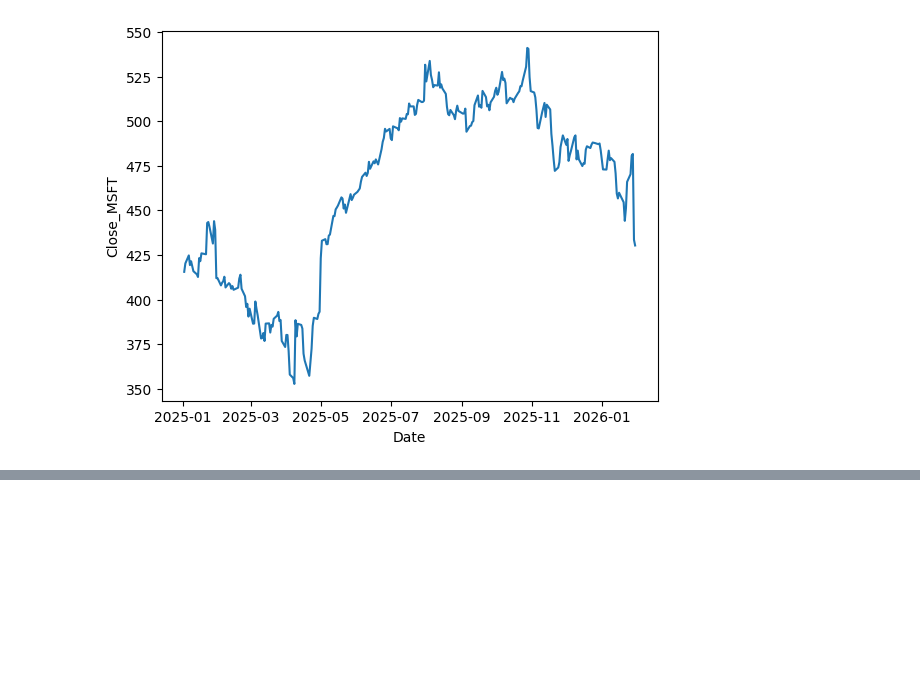
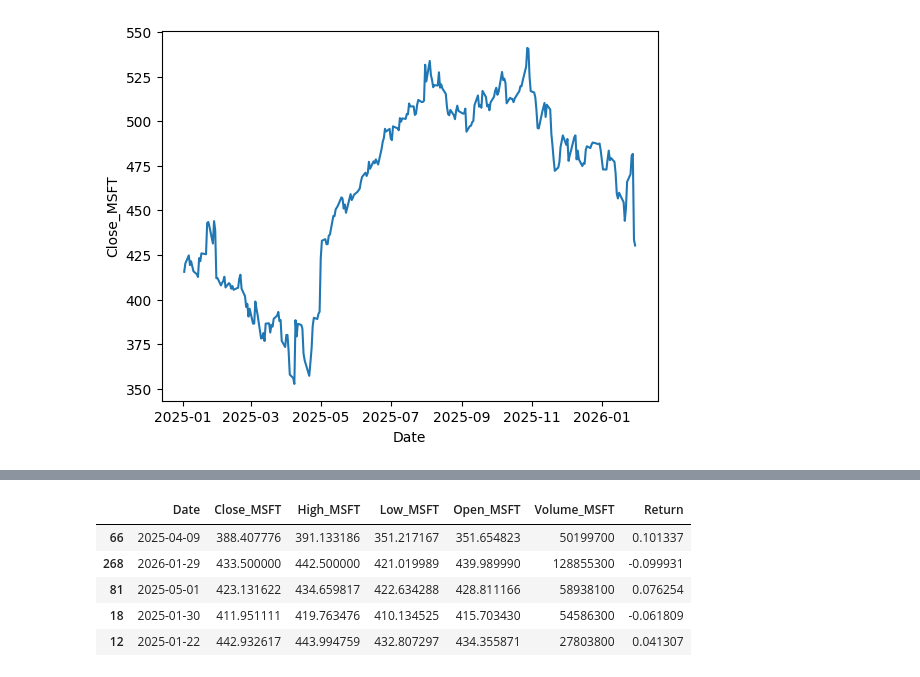
Before and after one commit to shashankgarewal/Time-Series-Analysis-Forecasting, a Jupyter notebook: 01_basic.ipynb, the cells around one changed output, grey strips where cells are left out. Cells and saved outputs as stored; diff of their text form; code cells hidden in the pictures; blank space fills up the shorter version.

```diff
--- a/01_basic.ipynb
+++ b/01_basic.ipynb
@@ -50,0 +141,4 @@ sns.lineplot(data=stock, x='Date', y='Close_MSFT');
+# %%
+# check daily movement
+stock["Return"] = stock["Close_MSFT"].pct_change()
+stock["Return"].describe()
@@ -50,0 +179,9 @@ sns.lineplot(data=stock, x='Date', y='Close_MSFT');
+# %%
+stock.loc[stock["Return"].abs().sort_values(ascending=False).head(5).index]
+# %% [output]
+|  | Date | Close_MSFT | High_MSFT | Low_MSFT | Open_MSFT | Volume_MSFT | Return |
+| 66 | 2025-04-09 | 388.407776 | 391.133186 | 351.217167 | 351.654823 | 50199700 | 0.101337 |
+| 268 | 2026-01-29 | 433.500000 | 442.500000 | 421.019989 | 439.989990 | 128855300 | -0.099931 |
+| 81 | 2025-05-01 | 423.131622 | 434.659817 | 422.634288 | 428.811166 | 58938100 | 0.076254 |
+| 18 | 2025-01-30 | 411.951111 | 419.763476 | 410.134525 | 415.703430 | 54586300 | -0.061809 |
+| 12 | 2025-01-22 | 442.932617 | 443.994759 | 432.807297 | 434.355871 | 27803800 | 0.041307 |
```
Also changed, not shown: parts of 15 cells of this notebook.
